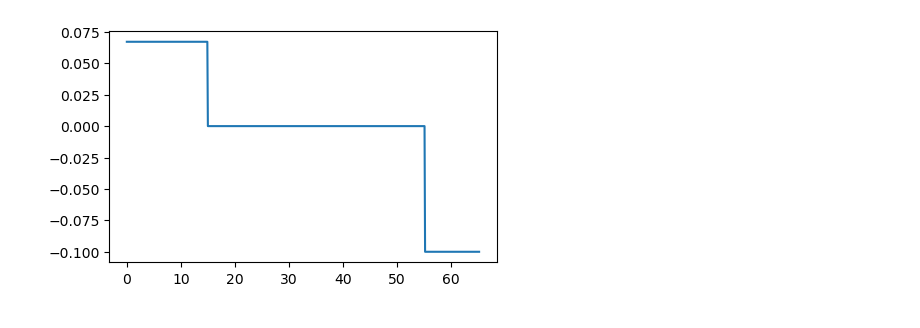
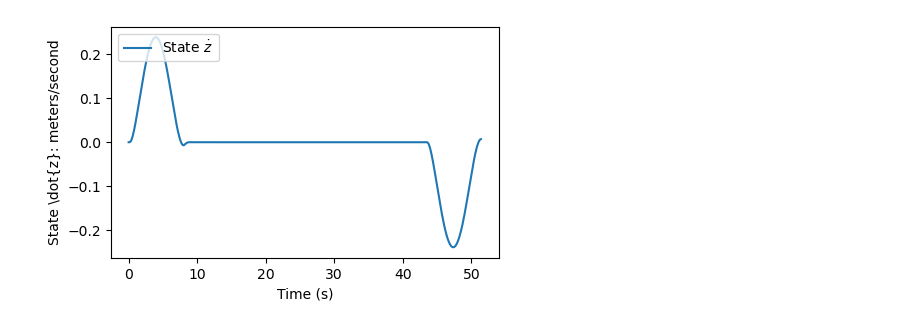
Before and after one commit to AhmedKhan04/AE352-Drone-Project, a Jupyter notebook: simulation.ipynb, the cells around one changed output. Saved outputs shown, nothing was run; the diff lists cells and outputs as text; code cells hidden in the pictures.

```diff
--- a/simulation.ipynb
+++ b/simulation.ipynb
@@ -130,9 +131,9 @@ A = sp.N(f.jacobian(state).subs(eq_subs))
 B = sp.N(f.jacobian(u).subs(eq_subs))
 
 # state space model Ax + B(-Kx) = y
-state_max = [0.05, 0.05,0.05, 0.4, 0.4,0.2,sp.rad(10),sp.rad(10),sp.rad(15), sp.rad(60),sp.rad(60),sp.rad(60)]
+state_max = [0.05,0.05,0.05,0.2,0.2,0.2,sp.rad(10), sp.rad(10),sp.rad(15),sp.rad(60),sp.rad(60), sp.rad(60)]
 Q = sp.N(sp.diag(*[1 / value**2 for value in state_max]))
-control_max = [2500.0, 2500.0, 2500.0, 2500.0]
+control_max = [4000.0, 4000.0, 4000.0, 4000.0]
 R = sp.N(sp.diag(*[1 / value**2 for value in control_max]))
 
 P = solve_continuous_are(np.array(A.tolist(), dtype=float),np.array(B.tolist(),dtype=float),np.array(Q.tolist(),dtype=float),np.array(R.tolist(),dtype=float))
@@ -292,18 +282,18 @@ plt.show()
 
 def get_circle(R, v_circ, t_0, t_f, dt):
     omega = v_circ/R
-    time= list(np.linspace(t_0, t_f, int((t_f-t_0)/dt)))
+    time = list(np.linspace(t_0, t_f, int((t_f-t_0)/dt)))
     trajectory_vec = []
     for t in time:
         x = R*np.cos(omega*t)
         y = R*np.sin(omega*t)
-        z = 1
+        z = 1.0
 
         vx = -R*omega*np.sin(omega*t)
         vy =  R*omega*np.cos(omega*t)
         vz = 0.0
 
-        trj_point = sp.Matrix([x,y,z,vx,vy,vz])
+        trj_point = sp.Matrix([x, y, z, vx, vy, vz, 0, 0, 0, 0, 0, 0])
         trajectory_vec.append(trj_point)
     return trajectory_vec, time
 
@@ -314,10 +304,11 @@ states_np = np.array([np.array(s.tolist(), dtype=float).flatten() for s in state
 
 for value in range(states_np.shape[1]):
     plt.figure(figsize=(5, 3))
-    plt.plot(time_hist, states_np[:, value], label=f"State {value+1}")
+    plt.plot(time_hist, states_np[:, value], label=f"State {f"${sp.latex(state_sym[value])}$"}")
+    plt.legend(loc="upper left")
+    plt.xlabel("Time (s)")
+    plt.ylabel(f"State {sp.latex(state_sym[value])}: {units_vec[value]}")
 
-plt.xlabel("Time (s)")
-plt.ylabel("State Value")
-plt.legend(loc="upper left")
+
 plt.show()
 # %% [output]
@@ -362,80 +354,87 @@ plt.show()
 # %%
+
 
 def get_trajectory_path():
     dt = 0.1
     step_1_time = 15
-    steps = int(step_1_time/dt)
+    steps = int(step_1_time / dt)
 
     trajectory_pts = []
     time_points = []
     current_time = 0.0
+    def smooth(p_start, p_end, T):
+        t_arr = np.arange(0, T + dt, dt)
+        tau = t_arr / T
+        s = p_start + (p_end - p_start) * (10 * tau**3 - 15 * tau**4 + 6 * tau**5)
+        v = (p_end - p_start) * (30 * tau**2 - 60 * tau**3 + 30 * tau**4) / T
+        a = (p_end - p_start) * (60 * tau - 180 * tau**2 + 120 * tau**3) / (T**2)
+        return s, v, a
 
-    position_points = np.linspace(0.0, 1.0, steps)
-    vz = (position_points[-1] - position_points[-2])/dt
-
-    for var in position_points:
-        trajectory_pts.append(
-            sp.Matrix([0, 0, var, 0, 0, vz, 0, 0, 0, 0, 0, 0])
-        )
+    z_pos, z_vel, _ = smooth(0.0, 1.0, 8.0)
+    for zp, zv in zip(z_pos, z_vel):
+        trajectory_pts.append(sp.Matrix([0, 0, zp, 0, 0, zv, 0, 0, 0, 0, 0, 0]))
         time_points.append(current_time)
         current_time += dt
 
-    position_points = np.linspace(0.0, 5.0, 51)
-
-    for var in position_points:
-        trajectory_pts.append(
-            sp.Matrix([var, 0, 1, 1, 0, 0, 0, 0, 0, 0, 0, 0])
-        )
+    for i in range(20):
+        trajectory_pts.append(sp.Matrix([0, 0, 1, 0, 0, 0, 0, 0, 0, 0, 0, 0]))
         time_points.append(current_time)
         current_time += dt
 
-    for i in range(100):
+    x_pos, x_vel, x_acc = smooth(0.0, 5, 10)
+    for xp, xv, xa in zip(x_pos, x_vel, x_acc):
+        trajectory_pts.append(sp.Matrix([xp, 0, 1, xv, 0, 0, 0, 0, 0, 0, 0, 0]))
+        time_points.append(current_time)
+        current_time += dt
+
+    for i in range(30):
         trajectory_pts.append(sp.Matrix([5, 0, 1, 0, 0, 0, 0, 0, 0, 0, 0, 0]))
         time_points.append(current_time)
         current_time += dt
 
-    yaw_points = np.linspace(0, np.pi/2, 100)
-
+    yaw_points = np.linspace(0, np.pi/2, 51)
     for yaw in yaw_points:
         trajectory_pts.append(sp.Matrix([5, 0, 1, 0, 0, 0, 0, 0, yaw, 0, 0, 0]))
         time_points.append(current_time)
         current_time += dt
 
-    position_points = np.linspace(0.0, 5.0, 51)
-
-    for var in position_points:
-        trajectory_pts.append(sp.Matrix([5, var, 1, 0, 1, 0, 0, 0, np.pi/2, 0, 0, 0]))
+    for i in range(20):
+        trajectory_pts.append(sp.Matrix([5, 0, 1, 0, 0, 0, 0, 0, np.pi/2, 0, 0, 0]))
         time_points.append(current_time)
         current_time += dt
 
-    for i in range(100):
+    y_pos, y_vel, y_acc = smooth(0.0, 5.0, 10.0)
+    for yp, yv, ya in zip(y_pos, y_vel, y_acc):
+        trajectory_pts.append(sp.Matrix([5, yp, 1, 0, yv, 0, 0, 0, np.pi/2, 0, 0, 0]))
+        time_points.append(current_time)
+        current_time += dt
+
+    for i in range(30):
         trajectory_pts.append(sp.Matrix([5, 5, 1, 0, 0, 0, 0, 0, np.pi/2, 0, 0, 0]))
         time_points.append(current_time)
         current_time += dt
 
-    position_points = np.linspace(1.0, 0.0, 101)
-    vz = (position_points[-1] - position_points[-2])/dt
-
-    for var in position_points:
-        trajectory_pts.append(sp.Matrix([5, 5, var, 0, 0, vz, 0, 0, np.pi/2, 0, 0, 0]))
+    z_pos, z_vel, _ = smooth(1.0, 0.0, 8.0)
+    for zp, zv in zip(z_pos, z_vel):
+        trajectory_pts.append(sp.Matrix([5, 5, zp, 0, 0, zv, 0, 0, np.pi/2, 0, 0, 0]))
         time_points.append(current_time)
         current_time += dt
 
-    return trajectory_pts, np.array(time_points)
 
+    return trajectory_pts, time_points
 
 trajectory_pts, time_points = get_trajectory_path()
 
 
 time_hist, state_hist = follow_path(trajectory_pts, time_points)
-states_np = np.array([np.array(s.tolist(), dtype=float).flatten() for s in state_hist])
+states_np = np.array([np.array(s.tolist() if hasattr(s, 'tolist') else s, dtype=float).flatten() for s in state_hist])
 
 for value in range(states_np.shape[1]):
     plt.figure(figsize=(5, 3))
-    plt.plot(time_hist, states_np[:, value], label=f"State {value+1}")
+    plt.plot(time_hist, states_np[:, value], label=f"State {f"${sp.latex(state_sym[value])}$"}")
+    plt.legend(loc="upper left")
+    plt.xlabel("Time (s)")
+    plt.ylabel(f"State {sp.latex(state_sym[value])}: {units_vec[value]}")
 
-plt.xlabel("Time (s)")
-plt.ylabel("State Value")
-plt.legend(loc="upper left")
 plt.show()
 # %% [output]
@@ -447 +446 @@ plt.show()
-[figure, old version]
+[figure, new version]
```
Also changed, not shown: parts of 8 cells of this notebook.
